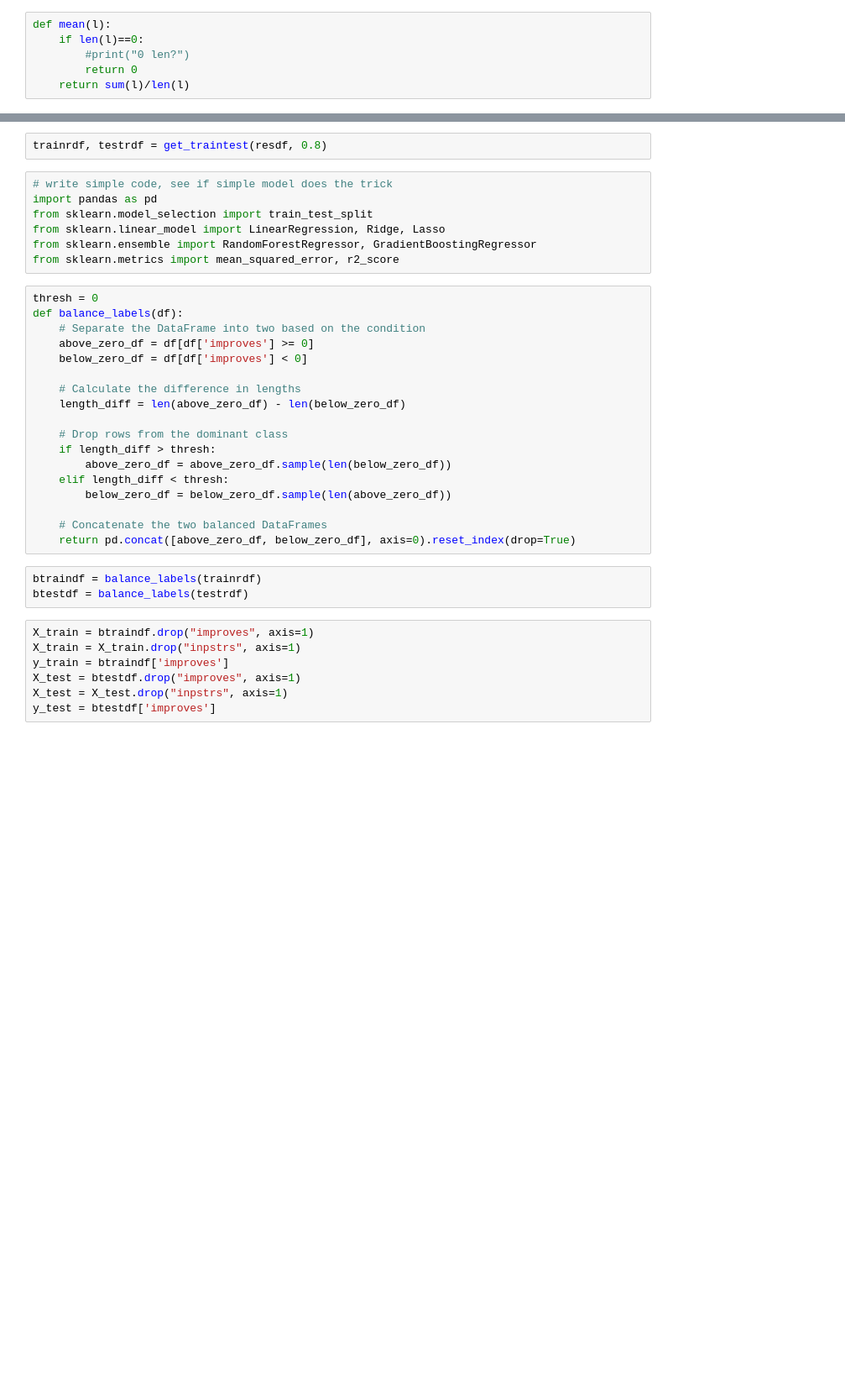
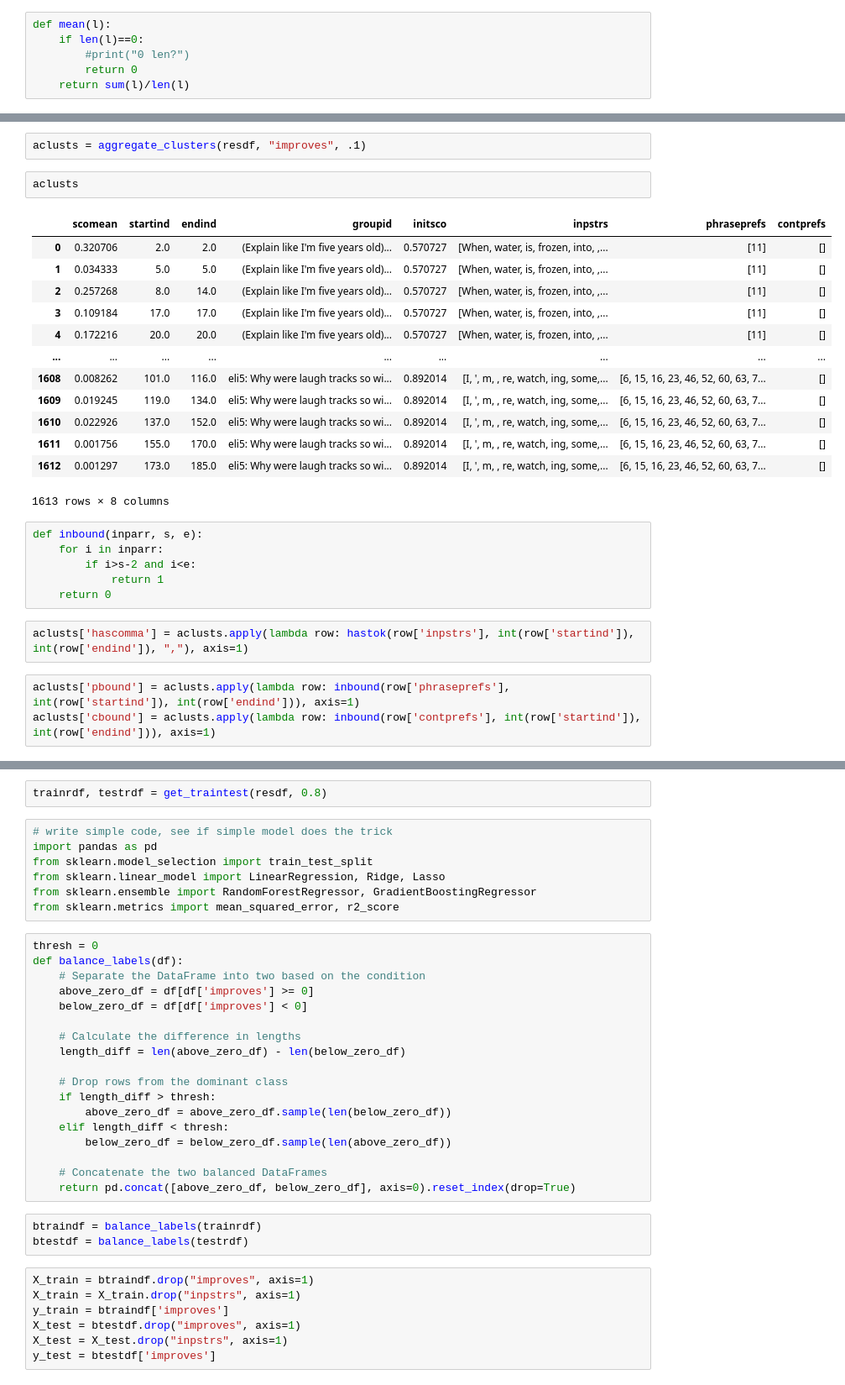
Before and after one commit to PrasannS/tfr-decoding, a Jupyter notebook: analyze_entropy.ipynb, the cells around one changed output, grey strips where cells are left out. Shown at 84% size. Cells and saved outputs as stored; diff of their text form; blank space fills up the shorter version.

```diff
--- a/analyze_entropy.ipynb
+++ b/analyze_entropy.ipynb
@@ -185,0 +104,29 @@ resdf
+# %%
+aclusts = aggregate_clusters(resdf, "improves", .1)
+# %%
+aclusts
+# %% [output]
+|  | scomean | startind | endind | groupid | initsco | inpstrs | phraseprefs | contprefs |
+| 0 | 0.320706 | 2.0 | 2.0 | (Explain like I'm five years old)... | 0.570727 | [When, water, is, frozen, into, ,... | [11] | [] |
+| 1 | 0.034333 | 5.0 | 5.0 | (Explain like I'm five years old)... | 0.570727 | [When, water, is, frozen, into, ,... | [11] | [] |
+| 2 | 0.257268 | 8.0 | 14.0 | (Explain like I'm five years old)... | 0.570727 | [When, water, is, frozen, into, ,... | [11] | [] |
+| 3 | 0.109184 | 17.0 | 17.0 | (Explain like I'm five years old)... | 0.570727 | [When, water, is, frozen, into, ,... | [11] | [] |
+| 4 | 0.172216 | 20.0 | 20.0 | (Explain like I'm five years old)... | 0.570727 | [When, water, is, frozen, into, ,... | [11] | [] |
+| ... | ... | ... | ... | ... | ... | ... | ... | ... |
+| 1608 | 0.008262 | 101.0 | 116.0 | eli5: Why were laugh tracks so wi... | 0.892014 | [I, ', m, , re, watch, ing, some,... | [6, 15, 16, 23, 46, 52, 60, 63, 7... | [] |
+| 1609 | 0.019245 | 119.0 | 134.0 | eli5: Why were laugh tracks so wi... | 0.892014 | [I, ', m, , re, watch, ing, some,... | [6, 15, 16, 23, 46, 52, 60, 63, 7... | [] |
+| 1610 | 0.022926 | 137.0 | 152.0 | eli5: Why were laugh tracks so wi... | 0.892014 | [I, ', m, , re, watch, ing, some,... | [6, 15, 16, 23, 46, 52, 60, 63, 7... | [] |
+| 1611 | 0.001756 | 155.0 | 170.0 | eli5: Why were laugh tracks so wi... | 0.892014 | [I, ', m, , re, watch, ing, some,... | [6, 15, 16, 23, 46, 52, 60, 63, 7... | [] |
+| 1612 | 0.001297 | 173.0 | 185.0 | eli5: Why were laugh tracks so wi... | 0.892014 | [I, ', m, , re, watch, ing, some,... | [6, 15, 16, 23, 46, 52, 60, 63, 7... | [] |
+1613 rows × 8 columns
+# %%
+def inbound(inparr, s, e):
+    for i in inparr:
+        if i>s-2 and i<e:
+            return 1
+    return 0
+# %%
+aclusts['hascomma'] = aclusts.apply(lambda row: hastok(row['inpstrs'], int(row['startind']), int(row['endind']), ","), axis=1)
+# %%
+aclusts['pbound'] = aclusts.apply(lambda row: inbound(row['phraseprefs'], int(row['startind']), int(row['endind'])), axis=1)
+aclusts['cbound'] = aclusts.apply(lambda row: inbound(row['contprefs'], int(row['startind']), int(row['endind'])), axis=1)
```
Also changed, not shown: parts of 64 cells of this notebook, 15 other files.
